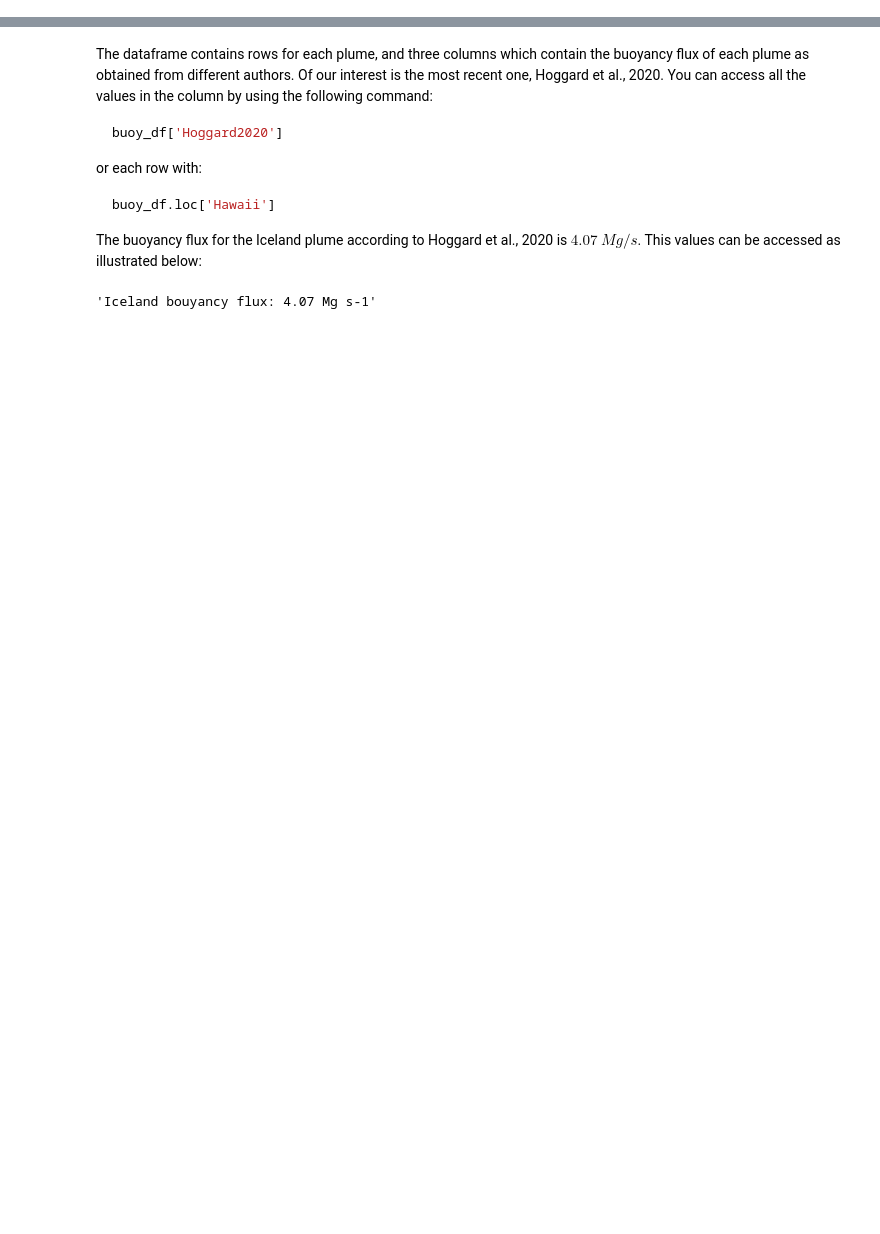
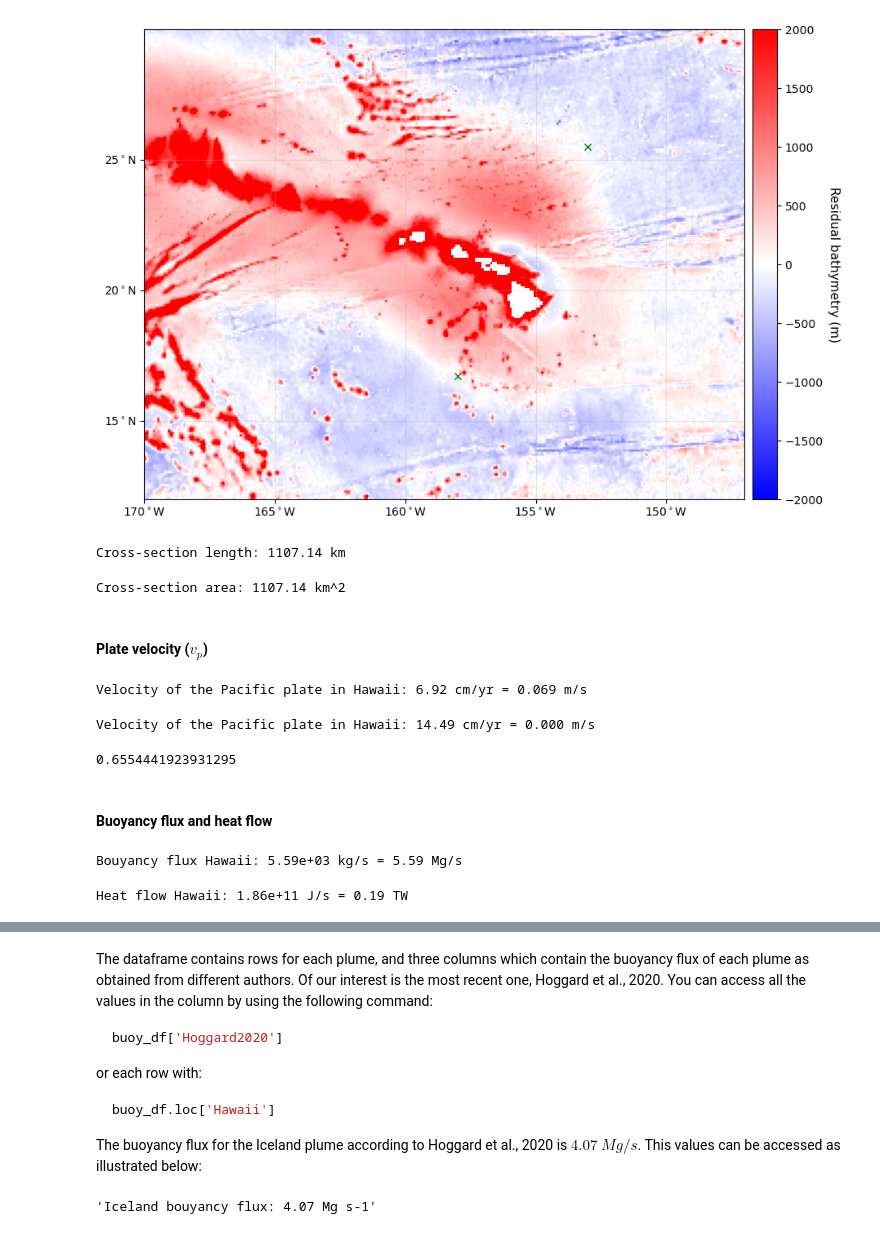
Before and after one commit to ValeEspinozaF/GeodynamicsTeaching-KU2024, a Jupyter notebook: EX8_PLUME_HEAT.ipynb, the cells around one changed output, grey strips where cells are left out. Saved outputs shown, nothing was run; the diff lists cells and outputs as text; code cells hidden in the pictures; blank space fills up the shorter version.

```diff
--- a/EX8_PLUME_HEAT.ipynb
+++ b/EX8_PLUME_HEAT.ipynb
@@ -157,0 +197,26 @@ buoy_df.head(10)    # To print the first 10 rows of the dataframe (it is a very
+# %%
+""" DELETE """
+pntlon1, pntlat1 = -158.0, 16.7
+pntlon2, pntlat2 = -153.0, 25.5
+
+ax.plot(pntlon1, pntlat1, 'x', color="green")
+ax.plot(pntlon2, pntlat2, 'x', color="green")
+
+fig
+# %% [output]
+[figure, added]
+# %%
+""" DELETE """
+section_length = geodesic_distance(pntlon1, pntlat1, pntlon2, pntlat2)
+print(f"Cross-section length: {section_length/1e3:.2f} km")
+# %% [output]
+Cross-section length: 1107.14 km
+# %%
+""" DELETE """
+section_height = 2000   # m
+section_area = section_length * section_height / 2      # m^2
+print(f"Cross-section area: {section_area/1e6:.2f} km^2")
+# %% [output]
+Cross-section area: 1107.14 km^2
+# %% [markdown]
+#### Plate velocity ($v_p$)
@@ -157,0 +232,32 @@ buoy_df.head(10)    # To print the first 10 rows of the dataframe (it is a very
+# %%
+pacific_ev = revel_to_cart_degMyr("Pa")
+pacific_vel = ev_to_surfvel_total(pacific_ev, pnt_lon=-155.5, pnt_lat=19.5)
+print(f"Velocity of the Pacific plate in Hawaii: {pacific_vel:.2f} cm/yr = {pacific_vel/(100*3600*24*365):.3f} m/s")
+# %% [output]
+Velocity of the Pacific plate in Hawaii: 6.92 cm/yr = 0.069 m/s
+# %%
+ev_lon, ev_lat, ev_mag = 130.5, -49.3, 1.020/0.78
+wX, wY, wZ = sph2cart(ev_lon, ev_lat, ev_mag)
+pacific_ev_wk08 = pd.Series({"wX": wX, "wY": wY, "wZ": wZ})
+pacific_vel2 = ev_to_surfvel_total(pacific_ev_wk08, pnt_lon=-155.5, pnt_lat=19.5)
+print(f"Velocity of the Pacific plate in Hawaii: {pacific_vel2:.2f} cm/yr = {pacific_vel2/(100*3600*24*365):.3f} m/s")
+# %% [output]
+Velocity of the Pacific plate in Hawaii: 14.49 cm/yr = 0.000 m/s
+# %%
+revel_cart = revel_ev_df.loc["Pa"][["wX", "wY", "wZ"]] * (180/np.pi)
+lon, lat, mag = cart2sph(revel_cart["wX"], revel_cart["wY"], revel_cart["wZ"])
+mag
+# %% [output]
+0.6554441923931295
+# %% [markdown]
+#### Buoyancy flux and heat flow
+# %%
+buoyancy_flux_hawaii = f_buoyancy_flux(rho, section_area, pacific_vel/(100*3600*24*365))
+print(f"Bouyancy flux Hawaii: {buoyancy_flux_hawaii:.2e} kg/s = {buoyancy_flux_hawaii/1e3:.2f} Mg/s")
+# %% [output]
+Bouyancy flux Hawaii: 5.59e+03 kg/s = 5.59 Mg/s
+# %%
+heat_flow_hawaii = f_heat_flow(buoyancy_flux_hawaii, Cp)
+print(f"Heat flow Hawaii: {heat_flow_hawaii:.2e} J/s = {heat_flow_hawaii/1e12:.2f} TW")
+# %% [output]
+Heat flow Hawaii: 1.86e+11 J/s = 0.19 TW
```
Also changed, not shown: parts of 40 cells of this notebook, 2 other files.
